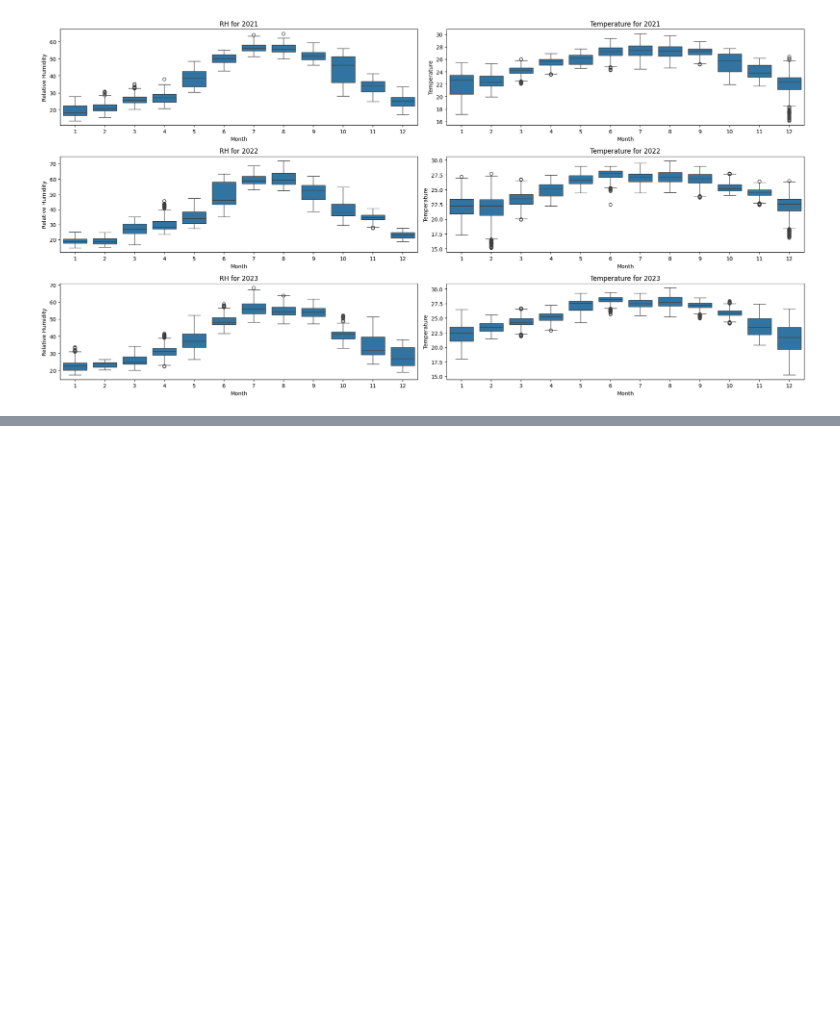
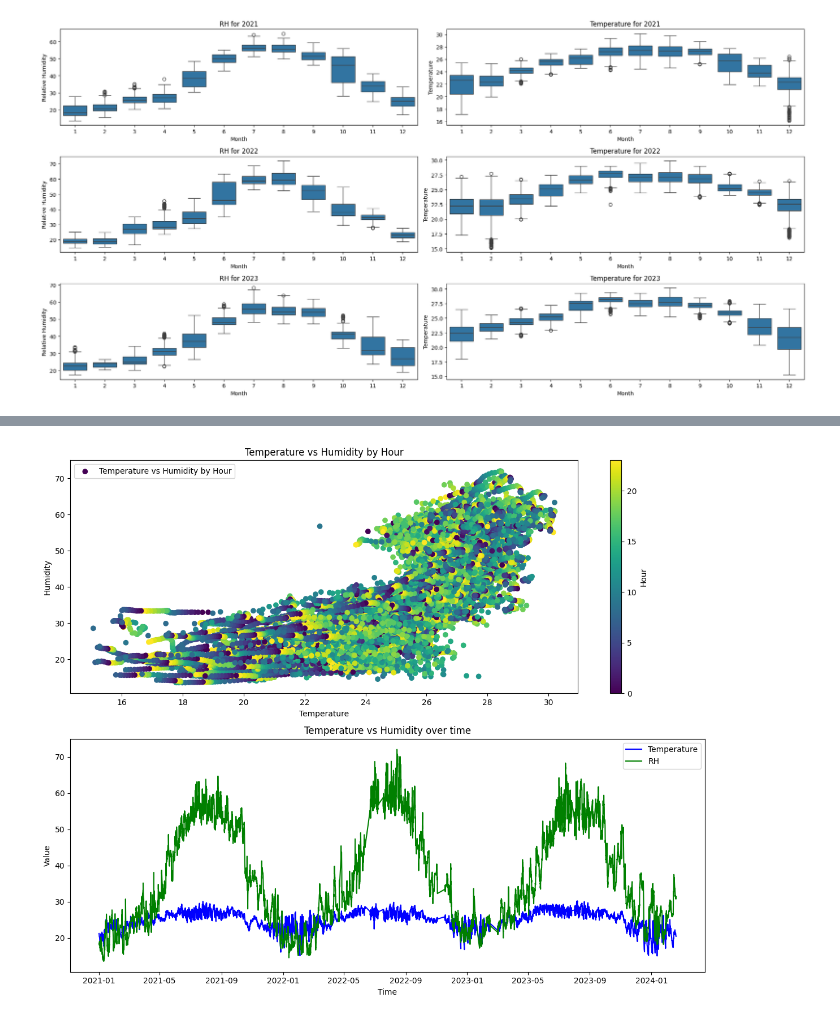
Before and after one commit to mshapna/EDA_Timeseries, a Jupyter notebook: EDA_Ver2.ipynb, the cells around one changed output, grey strips where cells are left out. Drawn from its saved outputs; the diff is of its cells as text; code cells hidden in the pictures; blank space fills up the shorter version.

```diff
--- a/EDA_Ver2.ipynb
+++ b/EDA_Ver2.ipynb
@@ -326,0 +447,30 @@ plt.show()
+# %%
+# Create a figure with 2 subplots
+fig, axes = plt.subplots(nrows=2, ncols=1, figsize=(12, 10))
+
+# Plot Temperature vs Humidity by Hour
+scatter = axes[0].scatter(df['Temperature'], df['RH'], c=df['Hour'], label='Temperature vs Humidity by Hour')
+axes[0].set_xlabel('Temperature')
+axes[0].set_ylabel('Humidity')
+axes[0].set_title('Temperature vs Humidity by Hour')
+axes[0].legend()
+
+# Add colorbar for the Hour values
+cbar = plt.colorbar(scatter, ax=axes[0])
+cbar.set_label('Hour')
+
+# Plot Temperature vs Humidity over time
+axes[1].plot(df['Timestamp'], df['Temperature'], color='blue', label='Temperature')
+axes[1].plot(df['Timestamp'], df['RH'], color='green', label='RH')
+axes[1].set_xlabel('Time')
+axes[1].set_ylabel('Value')
+axes[1].set_title('Temperature vs Humidity over time')
+axes[1].legend()
+
+# Adjust layout
+plt.tight_layout()
+
+# Show the combined plot
+plt.show()
+# %% [output]
+[figure, added]
```
Also changed, not shown: parts of 4 cells of this notebook.
